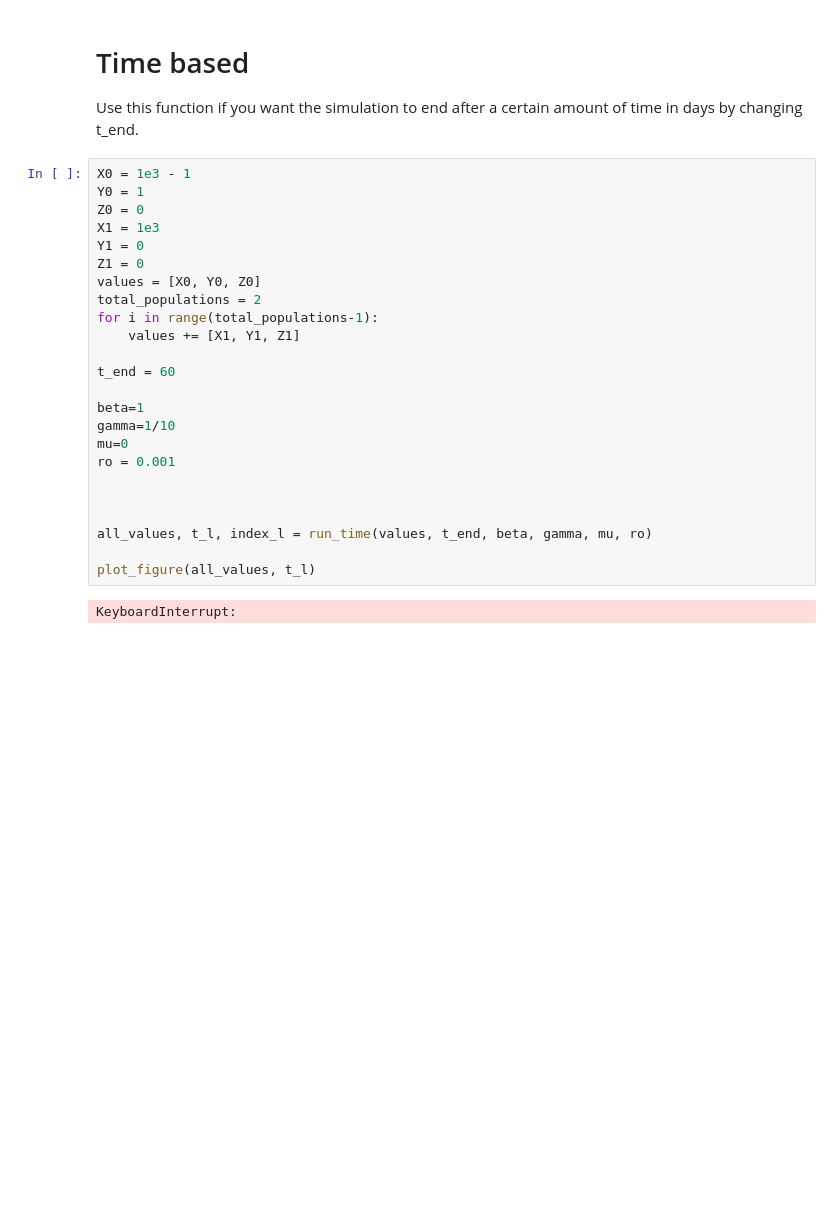
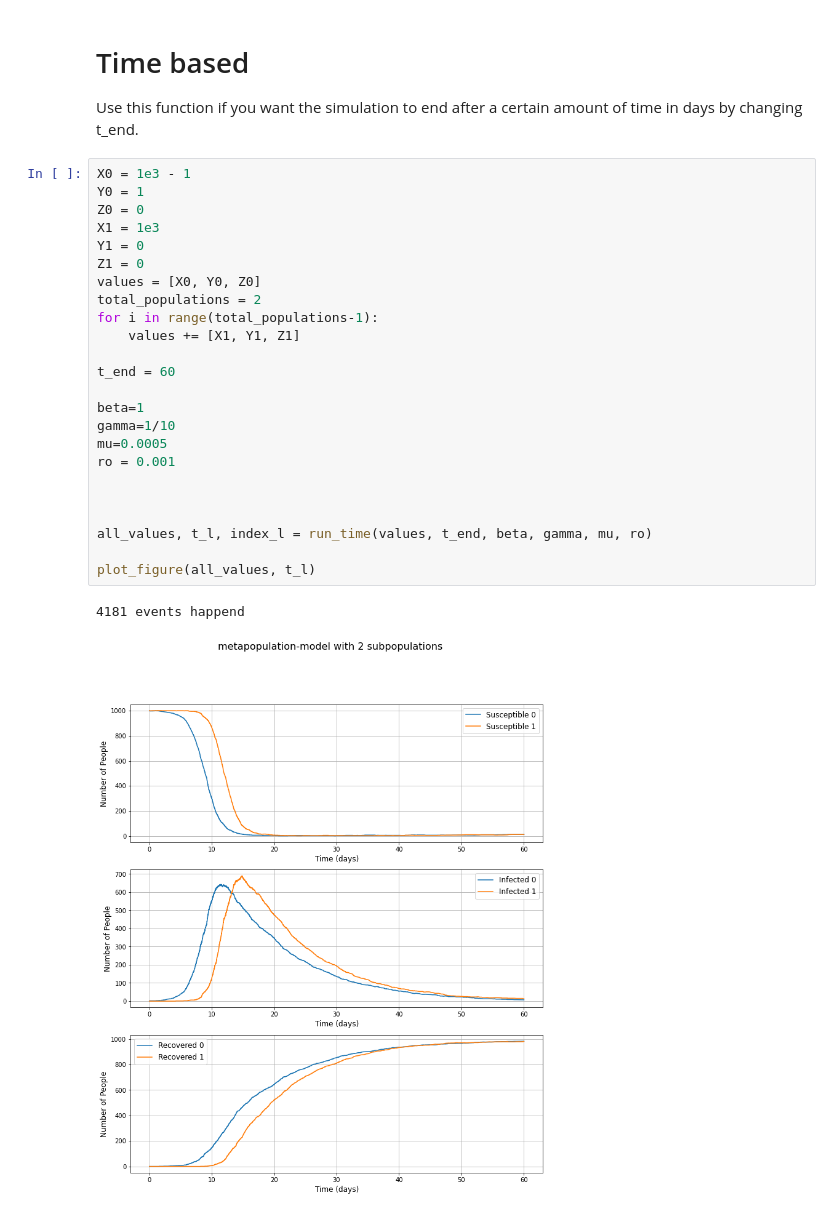
Before and after one commit to Florisdv5/Introcomp_assign2, a Jupyter notebook: Metapopulation.ipynb, the cells around one changed output. Cells and saved outputs as stored; diff of their text form; blank space fills up the shorter version.

```diff
--- a/Metapopulation.ipynb
+++ b/Metapopulation.ipynb
@@ -205,26 +206,27 @@ Use this function if you want the simulation to end after a certain amount of ti
 # %%
 X0 = 1e3 - 1
 Y0 = 1
 Z0 = 0
 X1 = 1e3
 Y1 = 0
 Z1 = 0
 values = [X0, Y0, Z0]
 total_populations = 2
 for i in range(total_populations-1):
     values += [X1, Y1, Z1]
 
 t_end = 60
 
 beta=1
 gamma=1/10
-mu=0
+mu=0.0005
 ro = 0.001
 
 
 
 all_values, t_l, index_l = run_time(values, t_end, beta, gamma, mu, ro)
 
 plot_figure(all_values, t_l)
 # %% [output]
-KeyboardInterrupt:
+4181 events happend
+[figure, added]
```
Also changed, not shown: parts of 1 cell of this notebook.
